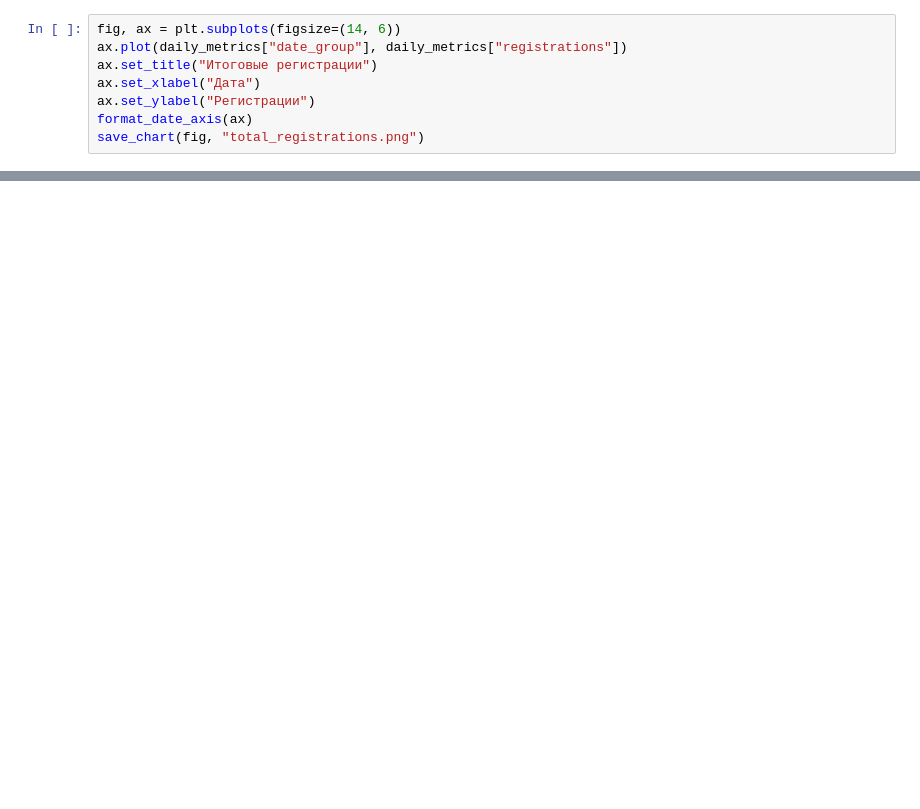
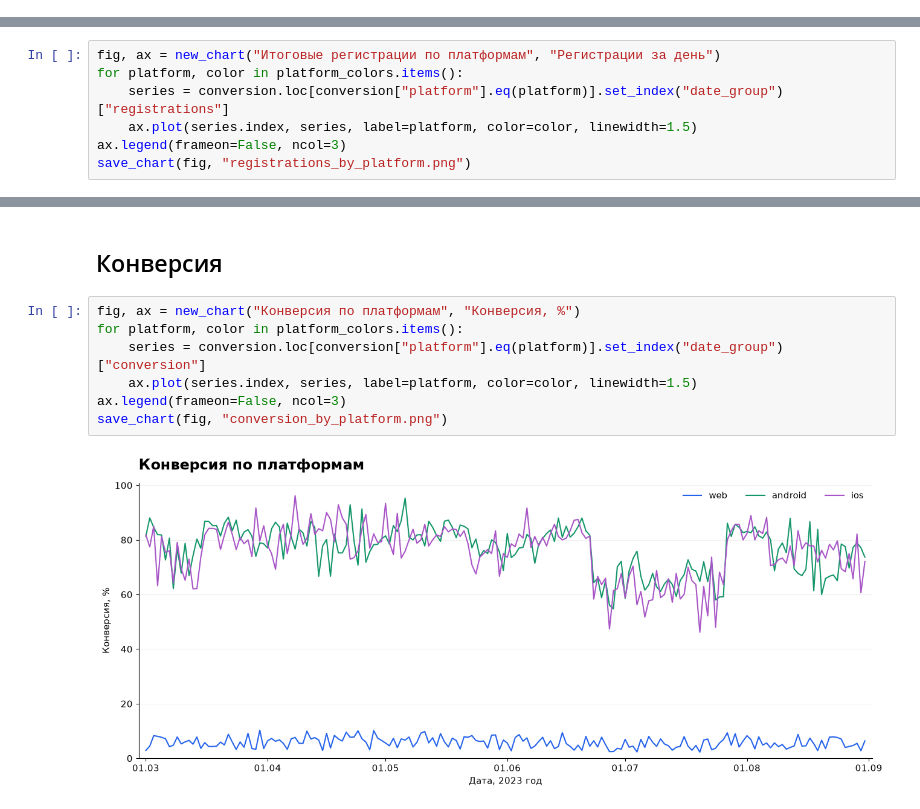
Before and after one commit to hypnozer/python-for-data-analysts-project-100, a Jupyter notebook: visualization.ipynb, the cells around one changed output, grey strips where cells are left out. Cells and saved outputs as stored; diff of their text form; blank space fills up the shorter version.

```diff
--- a/visualization.ipynb
+++ b/visualization.ipynb
@@ -152,8 +0,0 @@ save_chart(fig, "visits_by_platform.png")
-# %%
-fig, ax = plt.subplots(figsize=(14, 6))
-ax.plot(daily_metrics["date_group"], daily_metrics["registrations"])
-ax.set_title("Итоговые регистрации")
-ax.set_xlabel("Дата")
-ax.set_ylabel("Регистрации")
-format_date_axis(ax)
-save_chart(fig, "total_registrations.png")
@@ -272,0 +83,7 @@ sorted(path.name for path in charts_dir.glob("*.png"))
+# %%
+fig, ax = new_chart("Итоговые регистрации по платформам", "Регистрации за день")
+for platform, color in platform_colors.items():
+    series = conversion.loc[conversion["platform"].eq(platform)].set_index("date_group")["registrations"]
+    ax.plot(series.index, series, label=platform, color=color, linewidth=1.5)
+ax.legend(frameon=False, ncol=3)
+save_chart(fig, "registrations_by_platform.png")
@@ -272,0 +92,11 @@ sorted(path.name for path in charts_dir.glob("*.png"))
+# %% [markdown]
+## Конверсия
+# %%
+fig, ax = new_chart("Конверсия по платформам", "Конверсия, %")
+for platform, color in platform_colors.items():
+    series = conversion.loc[conversion["platform"].eq(platform)].set_index("date_group")["conversion"]
+    ax.plot(series.index, series, label=platform, color=color, linewidth=1.5)
+ax.legend(frameon=False, ncol=3)
+save_chart(fig, "conversion_by_platform.png")
+# %% [output]
+[figure, added]
```
Also changed, not shown: parts of 27 cells of this notebook, 10 other files.
